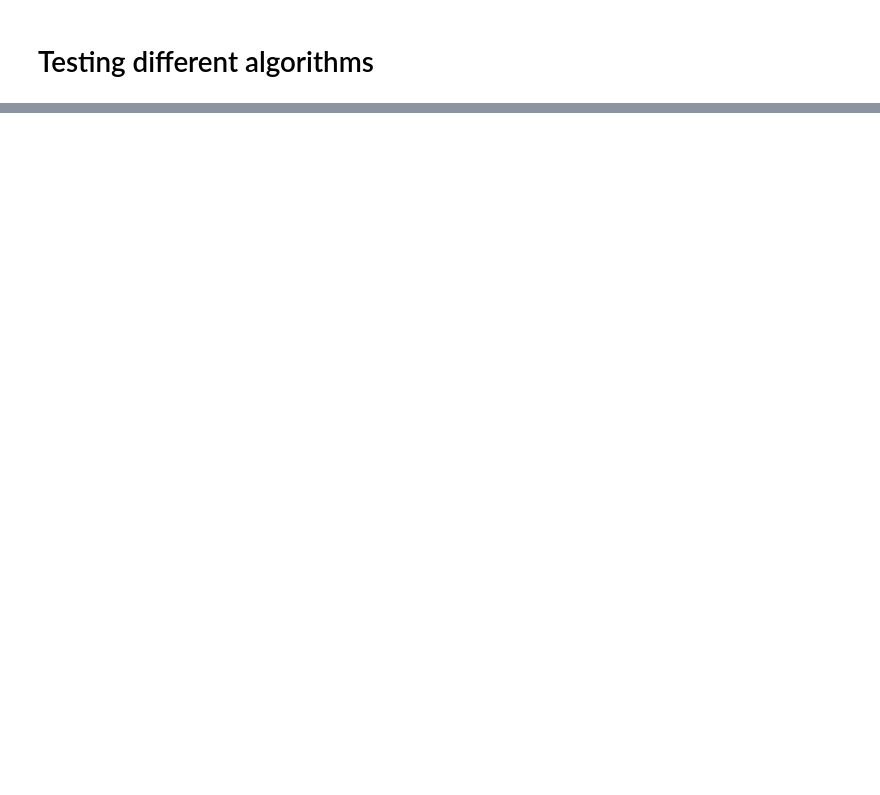
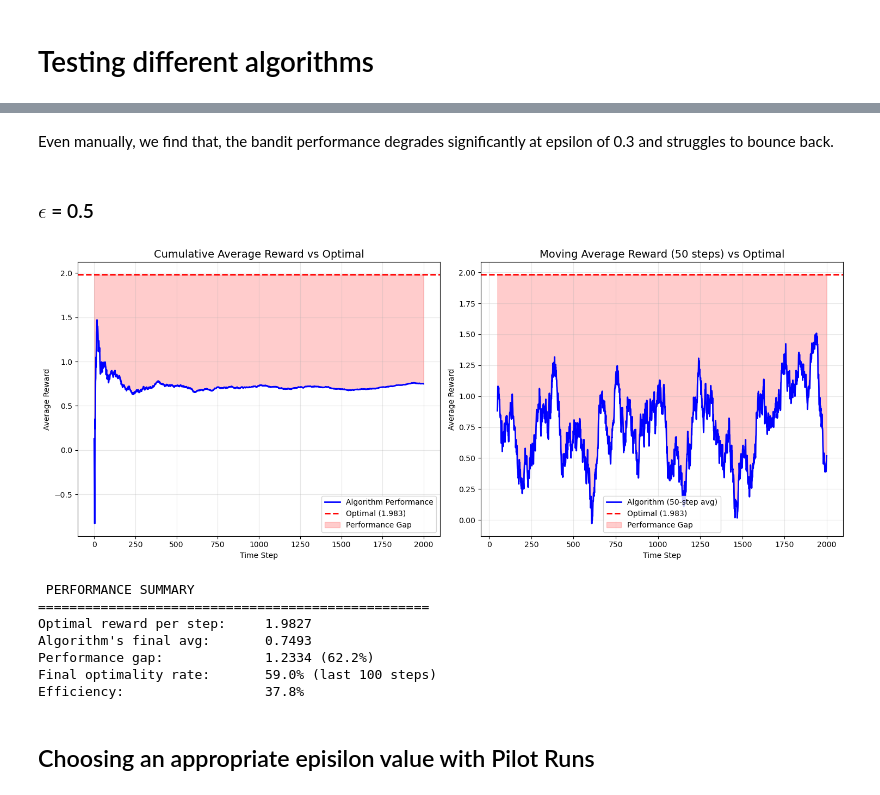
Before and after one commit to ieadoboe/reinforcement-learning, a Jupyter notebook: 1_armed_bandits/notebook.ipynb, the cells around one changed output, grey strips where cells are left out. Cells and saved outputs as stored; diff of their text form; code cells hidden in the pictures; blank space fills up the shorter version.

```diff
--- a/1_armed_bandits/notebook.ipynb
+++ b/1_armed_bandits/notebook.ipynb
@@ -267,0 +302,23 @@ def run_experiment():
+# %% [markdown]
+Even manually, we find that, the bandit performance degrades significantly at epsilon of 0.3 and struggles to bounce back.
+# %% [markdown]
+### $\epsilon$ = 0.5
+# %%
+key, subkey = random.split(key)
+
+rewards_2, optimal_actions_2, Q_2, counts_2 = epsilon_greedy_bandit(
+    key, true_means, epsilon=0.5
+)
+
+plot_performance_comparison(rewards_2, optimal_actions_2, true_means)
+# %% [output]
+[figure, added]
+ PERFORMANCE SUMMARY
+==================================================
+Optimal reward per step:     1.9827
+Algorithm's final avg:       0.7493
+Performance gap:             1.2334 (62.2%)
+Final optimality rate:       59.0% (last 100 steps)
+Efficiency:                  37.8%
+# %% [markdown]
+## Choosing an appropriate episilon value with Pilot Runs
```
Also changed, not shown: parts of 55 cells of this notebook.
